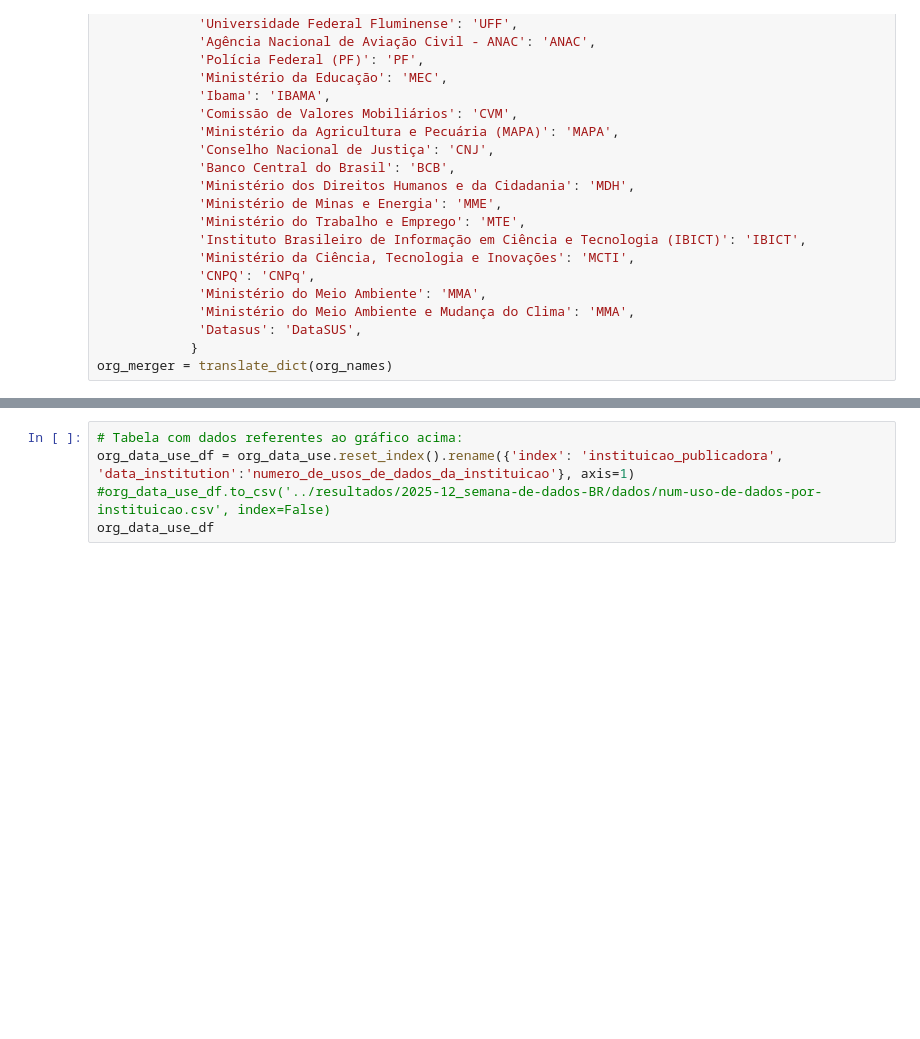
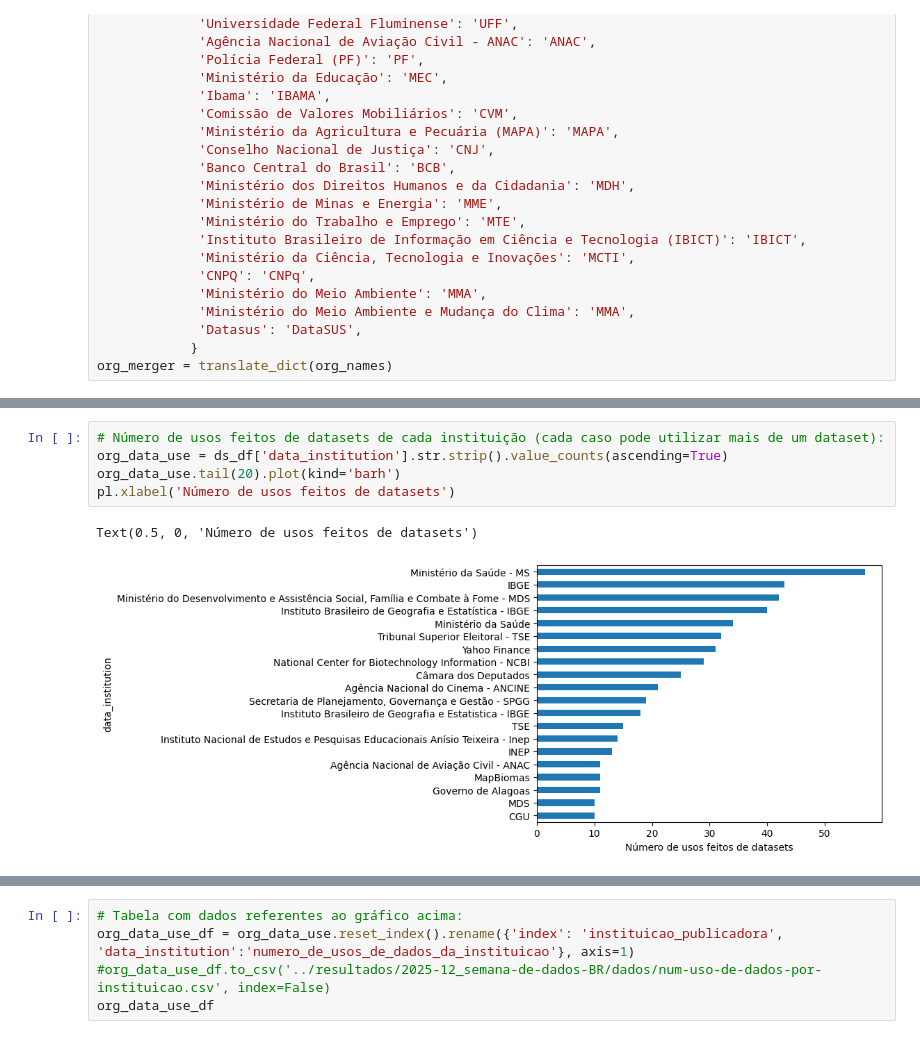
Before and after one commit to cewebbr/cordata, a Jupyter notebook: analises/30_estatistica-descritiva-dos-reusos.ipynb, the cells around one changed output, grey strips where cells are left out. Saved outputs shown, nothing was run; the diff lists cells and outputs as text; blank space fills up the shorter version.

```diff
--- a/analises/30_estatistica-descritiva-dos-reusos.ipynb
+++ b/analises/30_estatistica-descritiva-dos-reusos.ipynb
@@ -404,3 +392,11 @@ array(['Fiquem Sabendo', 'IBGE', 'TSE', 'IBAMA',
+# %%
+# Número de usos feitos de datasets de cada instituição (cada caso pode utilizar mais de um dataset):
+org_data_use = ds_df['data_institution'].str.strip().value_counts(ascending=True)
+org_data_use.tail(20).plot(kind='barh')
+pl.xlabel('Número de usos feitos de datasets')
+# %% [output]
+Text(0.5, 0, 'Número de usos feitos de datasets')
+[figure, added]
 # %%
 # Número de usos feitos de datasets de cada instituição (cada caso pode utilizar mais de um dataset):
 org_data_use = ds_df['data_institution'].str.strip().map(org_merger).value_counts(ascending=True)
```
Also changed, not shown: parts of 10 cells of this notebook.
